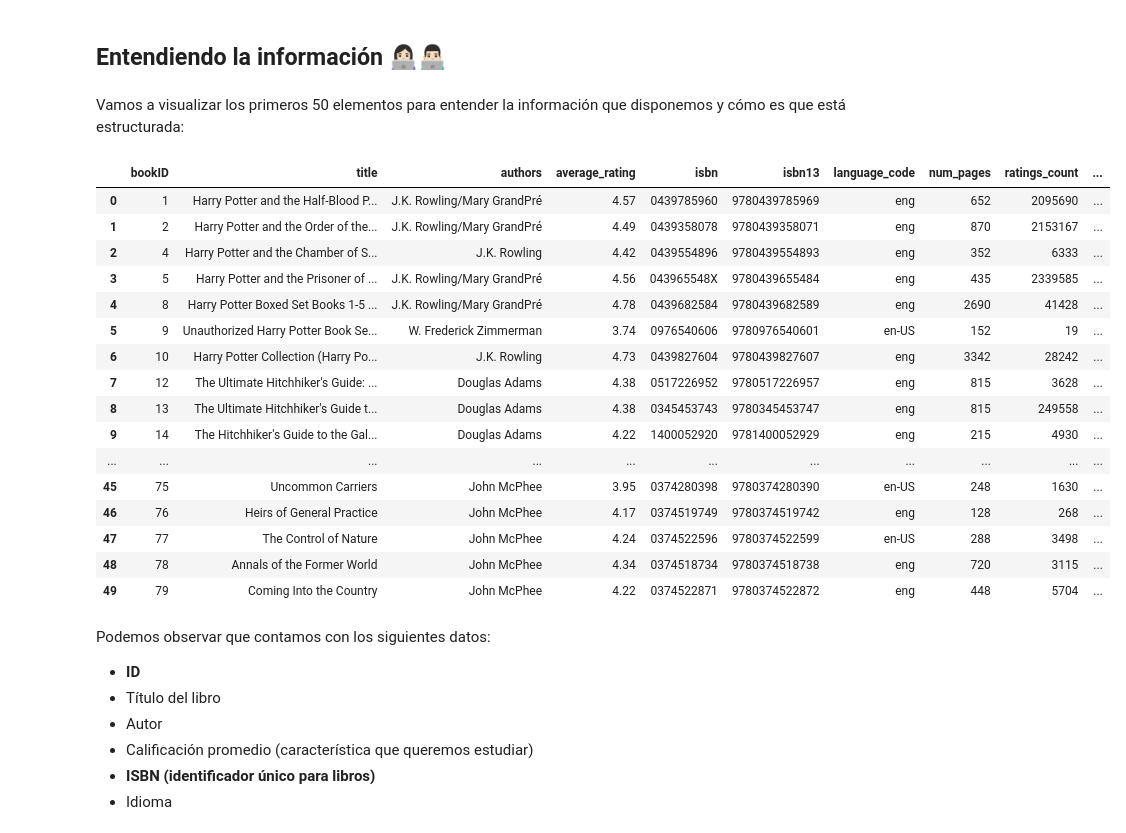
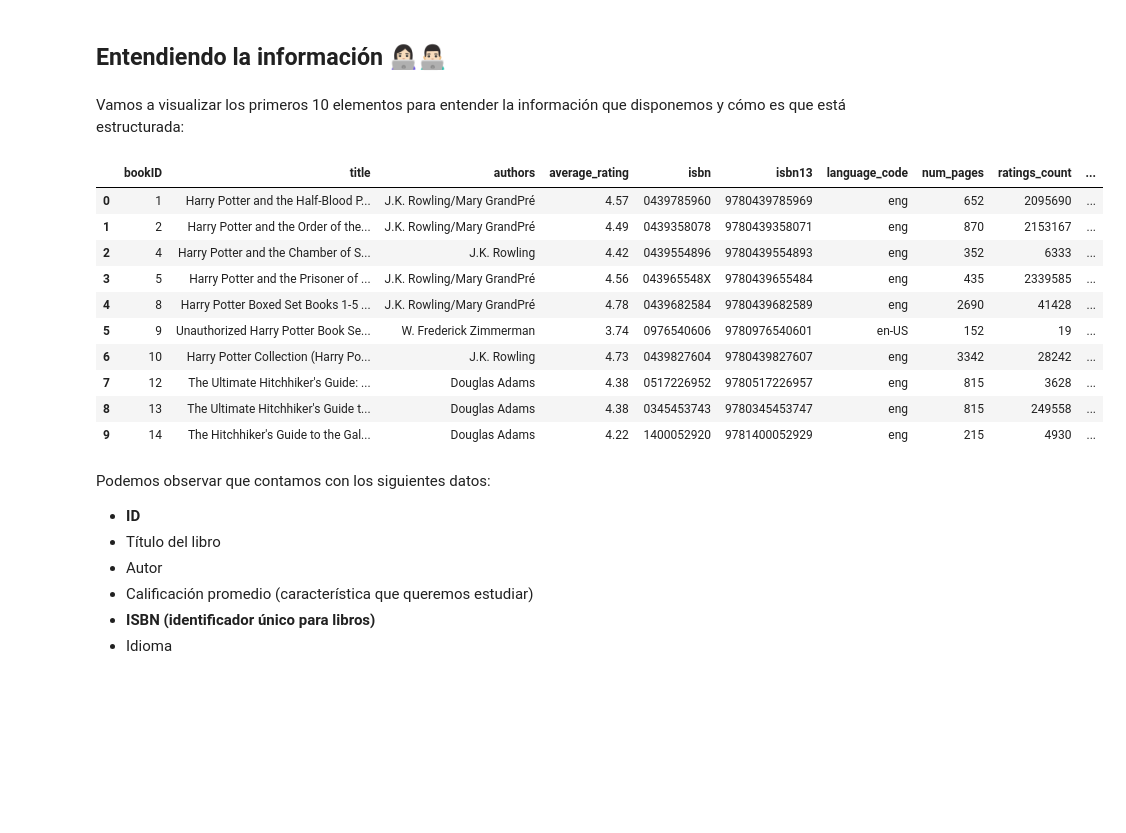
Before and after one commit to abdielgv163/Machine-Learning-and-DS, a Jupyter notebook: Regresion/RatingLibros_RegresionLineal.ipynb, the cells around one changed output. Saved outputs shown, nothing was run; the diff lists cells and outputs as text; code cells hidden in the pictures; blank space fills up the shorter version.

```diff
--- a/Regresion/RatingLibros_RegresionLineal.ipynb
+++ b/Regresion/RatingLibros_RegresionLineal.ipynb
@@ -96,27 +96,21 @@ En desuso desde la versión 1.3.0: el parámetro `on_bad_lines` debe usarse en s
 # %% [markdown]
 ## Entendiendo la información 👩🏻‍💻👨🏻‍💻
 # %% [markdown]
-Vamos a visualizar los primeros 50 elementos para entender la información que disponemos y cómo es que está estructurada:
+Vamos a visualizar los primeros 10 elementos para entender la información que disponemos y cómo es que está estructurada:
 # %%
-data.head(50)
+data.head(10)
 # %% [output]
 |  | bookID | title | authors | average_rating | isbn | isbn13 | language_code | num_pages | ratings_count | ... |
 | 0 | 1 | Harry Potter and the Half-Blood P... | J.K. Rowling/Mary GrandPré | 4.57 | 0439785960 | 9780439785969 | eng | 652 | 2095690 | ... |
 | 1 | 2 | Harry Potter and the Order of the... | J.K. Rowling/Mary GrandPré | 4.49 | 0439358078 | 9780439358071 | eng | 870 | 2153167 | ... |
 | 2 | 4 | Harry Potter and the Chamber of S... | J.K. Rowling | 4.42 | 0439554896 | 9780439554893 | eng | 352 | 6333 | ... |
 | 3 | 5 | Harry Potter and the Prisoner of ... | J.K. Rowling/Mary GrandPré | 4.56 | 043965548X | 9780439655484 | eng | 435 | 2339585 | ... |
 | 4 | 8 | Harry Potter Boxed Set Books 1-5 ... | J.K. Rowling/Mary GrandPré | 4.78 | 0439682584 | 9780439682589 | eng | 2690 | 41428 | ... |
 | 5 | 9 | Unauthorized Harry Potter Book Se... | W. Frederick Zimmerman | 3.74 | 0976540606 | 9780976540601 | en-US | 152 | 19 | ... |
 | 6 | 10 | Harry Potter Collection (Harry Po... | J.K. Rowling | 4.73 | 0439827604 | 9780439827607 | eng | 3342 | 28242 | ... |
 | 7 | 12 | The Ultimate Hitchhiker's Guide: ... | Douglas Adams | 4.38 | 0517226952 | 9780517226957 | eng | 815 | 3628 | ... |
 | 8 | 13 | The Ultimate Hitchhiker's Guide t... | Douglas Adams | 4.38 | 0345453743 | 9780345453747 | eng | 815 | 249558 | ... |
 | 9 | 14 | The Hitchhiker's Guide to the Gal... | Douglas Adams | 4.22 | 1400052920 | 9781400052929 | eng | 215 | 4930 | ... |
-| ... | ... | ... | ... | ... | ... | ... | ... | ... | ... | ... |
-| 45 | 75 | Uncommon Carriers | John McPhee | 3.95 | 0374280398 | 9780374280390 | en-US | 248 | 1630 | ... |
-| 46 | 76 | Heirs of General Practice | John McPhee | 4.17 | 0374519749 | 9780374519742 | eng | 128 | 268 | ... |
-| 47 | 77 | The Control of Nature | John McPhee | 4.24 | 0374522596 | 9780374522599 | en-US | 288 | 3498 | ... |
-| 48 | 78 | Annals of the Former World | John McPhee | 4.34 | 0374518734 | 9780374518738 | eng | 720 | 3115 | ... |
-| 49 | 79 | Coming Into the Country | John McPhee | 4.22 | 0374522871 | 9780374522872 | eng | 448 | 5704 | ... |
 # %% [markdown]
 Podemos observar que contamos con los siguientes datos:
 
```
